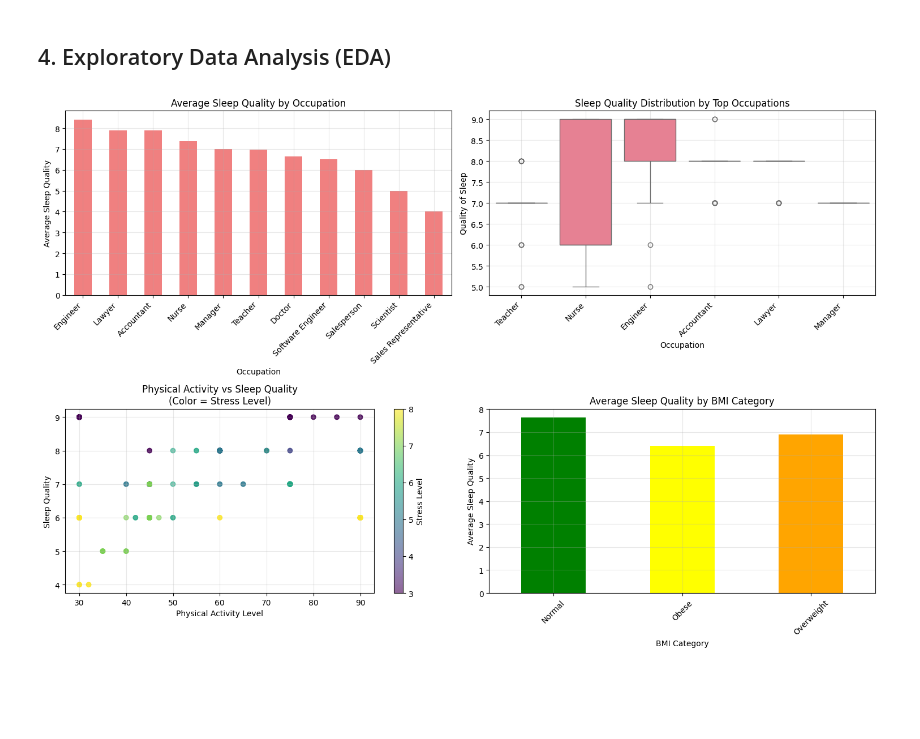
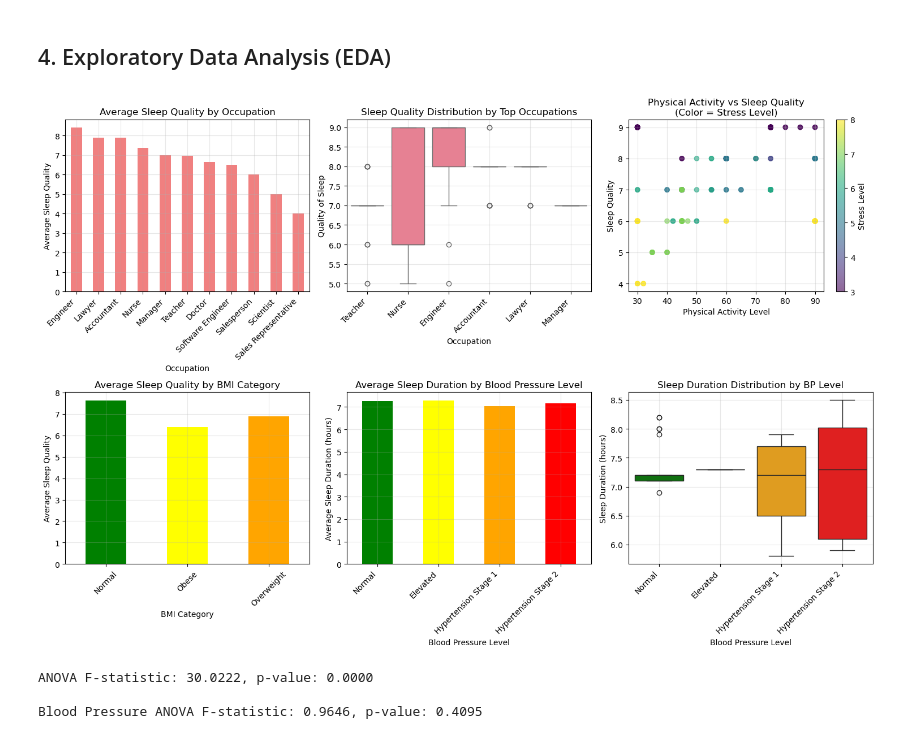
Before and after one commit to itswwong/csm148-project, a Jupyter notebook: CS148_Project.ipynb, the cells around one changed output. Cells and saved outputs as stored; diff of their text form; code cells hidden in the pictures; blank space fills up the shorter version.

Commit message:
moved csv into data dir + added category for Blood Pressure & charts for correlation between BP and sleep

```diff
--- a/CS148_Project.ipynb
+++ b/CS148_Project.ipynb
@@ -55,6 +55,24 @@ df_clean = df.copy()
 bp_split = df_clean['Blood Pressure'].str.split('/', expand=True)
 df_clean['Systolic_BP'] = pd.to_numeric(bp_split[0])
 df_clean['Diastolic_BP'] = pd.to_numeric(bp_split[1])
+
+# Create catagories based on blood pressure levels
+
+def catagorize_bp(row):
+    systolic = row['Systolic_BP']
+    diastolic = row['Diastolic_BP']
+
+    if systolic < 120 and diastolic < 80:
+        return 'Normal'
+    elif 120 <= systolic < 130 and diastolic < 80:
+        return 'Elevated'
+    elif (130 <= systolic < 140) and (80 <= diastolic < 90):
+        return 'Hypertension Stage 1'
+    else:
+        return 'Hypertension Stage 2'
+
+df_clean['Blood_Pressure_Level'] = df_clean.apply(catagorize_bp, axis=1)
+print(df_clean['Blood_Pressure_Level'].value_counts())
 
 # 2. Create binary variables for sleep disorders
 df_clean['Has_Sleep_Disorder'] = (df_clean['Sleep Disorder'] != 'None').astype(int)
@@ -79,5 +97,5 @@ df_clean['Activity_Level'] = pd.cut(df_clean['Physical Activity Level'],
                                    bins=[0, 30, 60, 100],
                                    labels=['Low', 'Moderate', 'High'])
 
-df_clean.describe()
+df_clean.describe(include='all')
 # %% [output]
@@ -113,8 +124,8 @@ df_clean.describe()
 # Occupation and Sleep Quality Analysis
 plt.figure(figsize=(15, 10))
 
-# Top plot: Average sleep quality by occupation
-plt.subplot(2, 2, 1)
+# Top left: Average sleep quality by occupation
+plt.subplot(2, 3, 1)
 occupation_sleep = df_clean.groupby('Occupation')['Quality of Sleep'].agg(['mean', 'count']).sort_values('mean', ascending=False)
 occupation_sleep['mean'].plot(kind='bar', color='lightcoral')
 plt.title('Average Sleep Quality by Occupation')
@@ -123,8 +134,8 @@ plt.ylabel('Average Sleep Quality')
 plt.xticks(rotation=45, ha='right')
 plt.grid(True, alpha=0.3)
 
-# Bottom left: Sleep quality distribution by occupation
-plt.subplot(2, 2, 2)
+# Top middle: Sleep quality distribution by occupation
+plt.subplot(2, 3, 2)
 top_occupations = occupation_sleep.head(6).index
 df_top_occ = df_clean[df_clean['Occupation'].isin(top_occupations)]
 sns.boxplot(data=df_top_occ, x='Occupation', y='Quality of Sleep')
@@ -132,36 +143,69 @@ plt.title('Sleep Quality Distribution by Top Occupations')
 plt.xticks(rotation=45, ha='right')
 plt.grid(True, alpha=0.3)
 
-# Bottom right: Physical health vs sleep quality
-plt.subplot(2, 2, 3)
+# Top right: Physical activity vs sleep quality
+plt.subplot(2, 3, 3)
 plt.scatter(df_clean['Physical Activity Level'], df_clean['Quality of Sleep'],
            alpha=0.6, c=df_clean['Stress Level'], cmap='viridis')
 plt.xlabel('Physical Activity Level')
 plt.ylabel('Sleep Quality')
 plt.title('Physical Activity vs Sleep Quality\n(Color = Stress Level)')
 plt.colorbar(label='Stress Level')
 plt.grid(True, alpha=0.3)
 
-# Bottom right: BMI vs sleep quality
-plt.subplot(2, 2, 4)
+# Bottom left: BMI vs sleep quality
+plt.subplot(2, 3, 4)
 bmi_sleep = df_clean.groupby('BMI Category')['Quality of Sleep'].mean()
 bmi_sleep.plot(kind='bar', color=['green', 'yellow', 'orange', 'red'])
 plt.title('Average Sleep Quality by BMI Category')
 plt.xlabel('BMI Category')
 plt.ylabel('Average Sleep Quality')
 plt.xticks(rotation=45)
+plt.grid(True, alpha=0.3)
+
+# Bottom middle: Blood Pressure Level vs Sleep Duration
+plt.subplot(2, 3, 5)
+bp_order = ['Normal', 'Elevated', 'Hypertension Stage 1', 'Hypertension Stage 2']
+bp_sleep = df_clean.groupby('Blood_Pressure_Level')['Sleep Duration'].mean().reindex(bp_order)
+bp_sleep.plot(kind='bar', color=['green', 'yellow', 'orange', 'red'])
+plt.title('Average Sleep Duration by Blood Pressure Level')
+plt.xlabel('Blood Pressure Level')
+plt.ylabel('Average Sleep Duration (hours)')
+plt.xticks(rotation=45, ha='right')
+plt.grid(True, alpha=0.3)
+
+# Bottom right: Box plot showing distribution
+plt.subplot(2, 3, 6)
+sns.boxplot(data=df_clean, x='Blood_Pressure_Level', y='Sleep Duration',
+            order=bp_order, palette=['green', 'yellow', 'orange', 'red'])
+plt.title('Sleep Duration Distribution by BP Level')
+plt.xlabel('Blood Pressure Level')
+plt.ylabel('Sleep Duration (hours)')
+plt.xticks(rotation=45, ha='right')
 plt.grid(True, alpha=0.3)
 
 plt.tight_layout()
 plt.show()
 
 # Statistical analysis of occupation effects
 from scipy.stats import f_oneway
 
 occupations = df_clean['Occupation'].unique()
 occupation_groups = [df_clean[df_clean['Occupation'] == occ]['Quality of Sleep'].values
                     for occ in occupations]
 
 f_stat, p_value = f_oneway(*occupation_groups)
+print(f"ANOVA F-statistic: {f_stat:.4f}, p-value: {p_value:.4f}")
+
+# Statistical analysis for Blood Pressure vs Sleep Duration
+bp_groups = [df_clean[df_clean['Blood_Pressure_Level'] == bp]['Sleep Duration'].values
+             for bp in bp_order if bp in df_clean['Blood_Pressure_Level'].values]
+
+if len(bp_groups) > 1:
+    f_stat_bp, p_value_bp = f_oneway(*bp_groups)
+    print(f"\nBlood Pressure ANOVA F-statistic: {f_stat_bp:.4f}, p-value: {p_value_bp:.4f}")
 # %% [output]
-[figure, old version]
+[figure, new version]
+ANOVA F-statistic: 30.0222, p-value: 0.0000
+
+Blood Pressure ANOVA F-statistic: 0.9646, p-value: 0.4095
```
Also changed, not shown: parts of 1 cell of this notebook, 1 other file.
